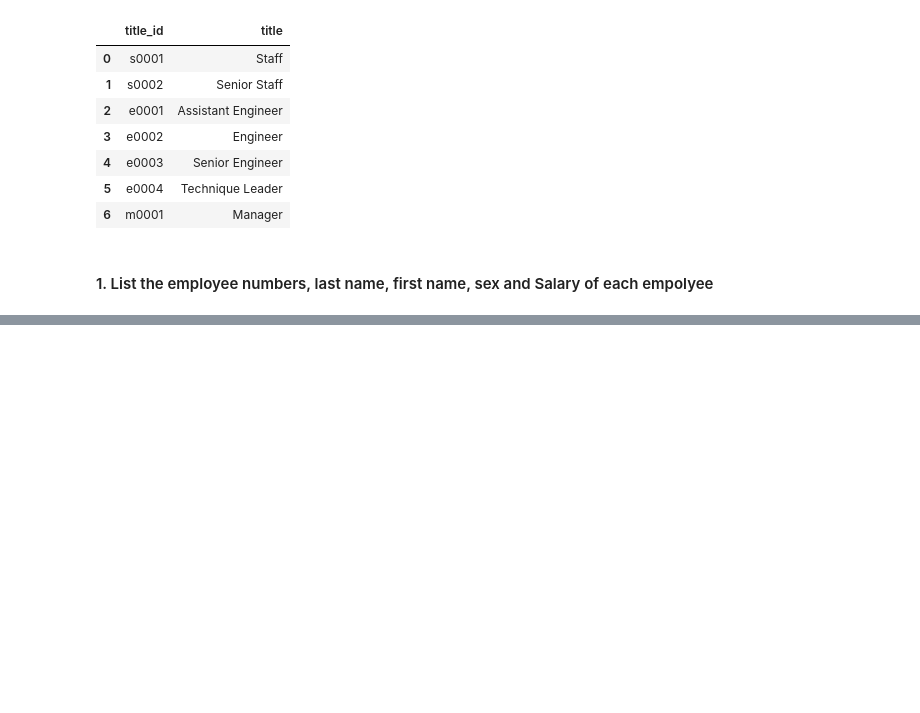
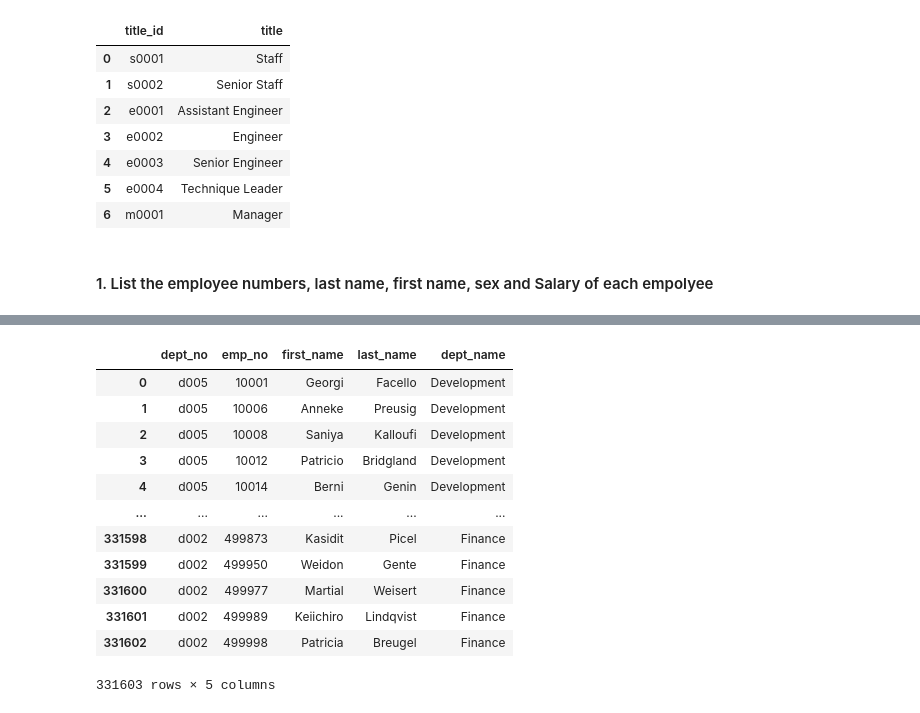
Before and after one commit to PeterTramm/sql-challenge, a Jupyter notebook: EmployeeSQL/Starter_Code/Python_data_analysis.ipynb, the cells around one changed output, grey strips where cells are left out. Saved outputs shown, nothing was run; the diff lists cells and outputs as text; code cells hidden in the pictures; blank space fills up the shorter version.

```diff
--- a/EmployeeSQL/Starter_Code/Python_data_analysis.ipynb
+++ b/EmployeeSQL/Starter_Code/Python_data_analysis.ipynb
@@ -134,0 +213,21 @@ titles_db
+# %%
+#Merge dept_emp and departments
+employee_dept = pd.merge(dept_emp_db, departments_db, on='dept_no')
+#Merge employee_dept with employees
+employee_dept = pd.merge(employee_dept, employees_db, on='emp_no')
+# %%
+employee_dept[['dept_no','emp_no','first_name','last_name','dept_name']]
+# %% [output]
+|  | dept_no | emp_no | first_name | last_name | dept_name |
+| 0 | d005 | 10001 | Georgi | Facello | Development |
+| 1 | d005 | 10006 | Anneke | Preusig | Development |
+| 2 | d005 | 10008 | Saniya | Kalloufi | Development |
+| 3 | d005 | 10012 | Patricio | Bridgland | Development |
+| 4 | d005 | 10014 | Berni | Genin | Development |
+| ... | ... | ... | ... | ... | ... |
+| 331598 | d002 | 499873 | Kasidit | Picel | Finance |
+| 331599 | d002 | 499950 | Weidon | Gente | Finance |
+| 331600 | d002 | 499977 | Martial | Weisert | Finance |
+| 331601 | d002 | 499989 | Keiichiro | Lindqvist | Finance |
+| 331602 | d002 | 499998 | Patricia | Breugel | Finance |
+331603 rows × 5 columns
```
Also changed, not shown: parts of 23 cells of this notebook.
